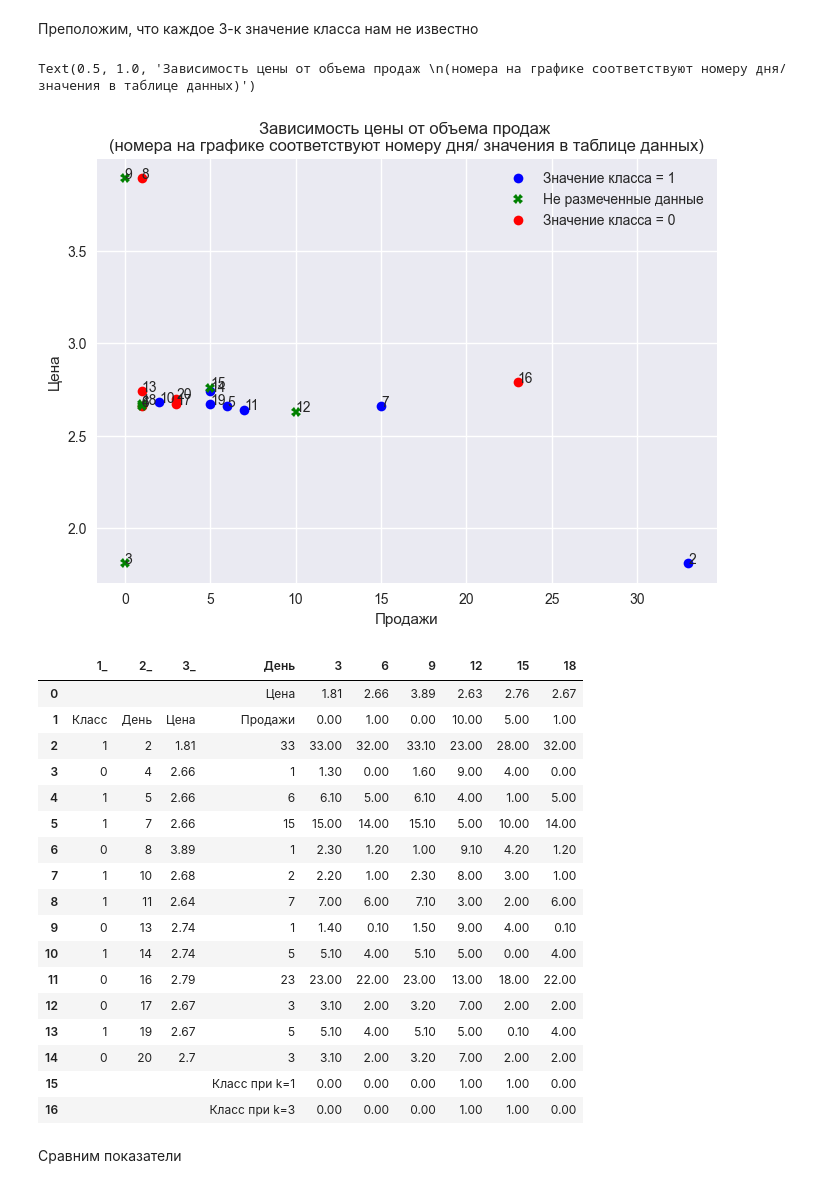
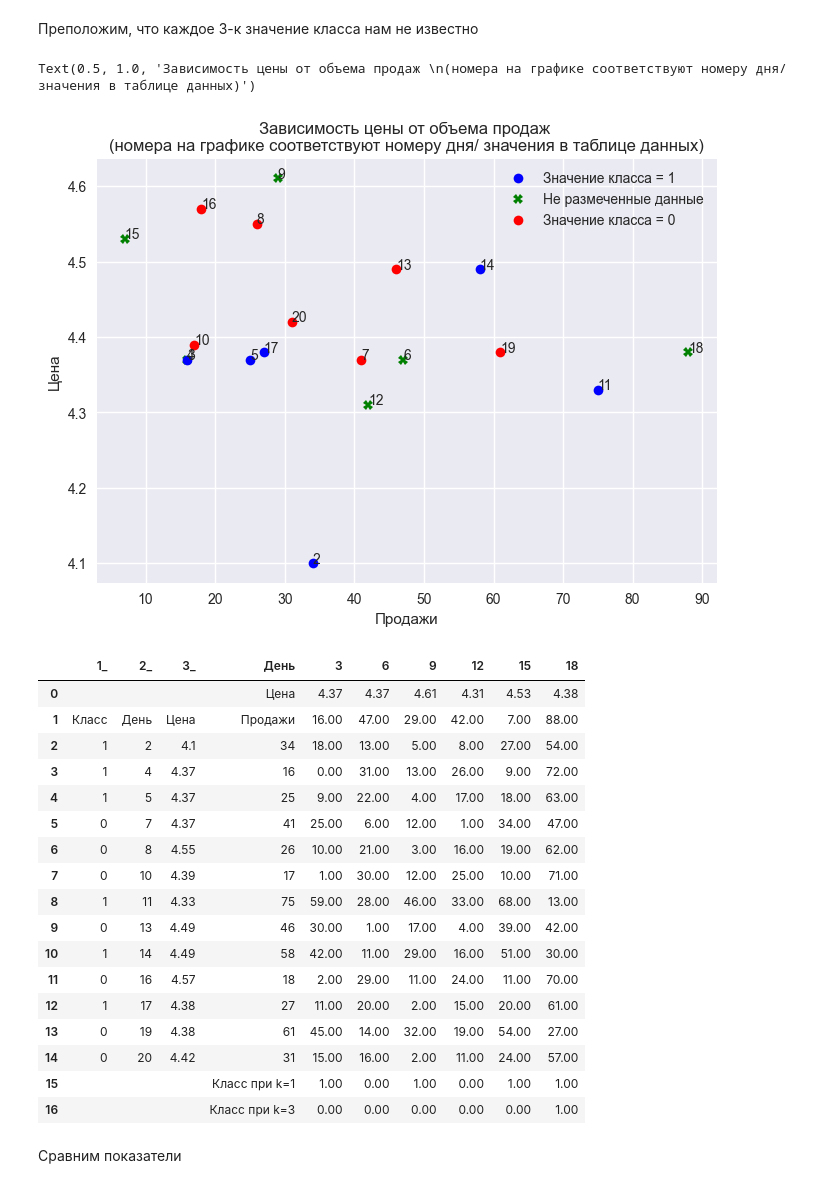
Before and after one commit to BVyaches/MLPerm, a Jupyter notebook: MathAnalysis.ipynb, the cells around one changed output. Drawn from its saved outputs; the diff is of its cells as text; code cells hidden in the pictures.

```diff
--- a/MathAnalysis.ipynb
+++ b/MathAnalysis.ipynb
@@ -10,7 +10,7 @@ import pandas as pd
 from statsmodels.distributions.empirical_distribution import ECDF
 
 plt.style.use('seaborn-v0_8')
-with open("DataSet.csv", newline='\n') as fp:
+with open("DemoSet.csv", newline='\n') as fp:
     reader = csv.reader(fp, delimiter=';', )
     data = [row for row in reader]
     title = data[0]
@@ -1287,21 +1304,23 @@ f1 = ''
 for i in range(1, n):
     if classes[i] == 0:
         if not f0:
-            f0 = plt.plot(sales[i], prices[i], 'ro', label='Значение класса = 0')
+            f0 = plt.plot(sales[i], prices[i], 'ro',
+                          label='Значение класса = 0')
         else:
             plt.plot(sales[i], prices[i], marker='o', color='red')
     else:
         if not f1:
-            f1 = plt.plot(sales[i], prices[i], 'bo', label='Значение класса = 1')
+            f1 = plt.plot(sales[i], prices[i], 'bo',
+                          label='Значение класса = 1')
         else:
             plt.plot(sales[i], prices[i], marker='o', color='blue')
     plt.annotate(str(dates[i]), (sales[i], prices[i]))
 
-
 plt.legend()
 plt.xlabel('Продажи')
 plt.ylabel('Цена')
-plt.title('Зависимость цены от объема продаж \n(номера на графике соответствуют номеру дня/ значения в таблице данных)')
+plt.title(
+    'Зависимость цены от объема продаж \n(номера на графике соответствуют номеру дня/ значения в таблице данных)')
 class_df
 # %% [output]
 |  | День | Цена | Продажи | Класс |
@@ -1327,7 +1346,7 @@ class_df
 # %%
 classes_train = [None]
 for i in range(1, n):
-    if (i+1) % 3 == 0:
+    if (i + 1) % 3 == 0:
         classes_train.append(None)
     elif prices[i] <= prices[i - 1] and sales[i] >= sales[i - 1]:
         classes_train.append(1)
@@ -1335,48 +1354,58 @@ for i in range(1, n):
         classes_train.append(0)
 
 class_df = pd.DataFrame()
 class_df['День'] = dates
 class_df['Цена'] = prices
 class_df['Продажи'] = sales
 class_df['Класс'] = classes_train
 fn = ''
 f0 = ''
 f1 = ''
 for i in range(1, n):
     if classes_train[i] == None:
         if not fn:
-            fn = plt.plot(sales[i], prices[i], 'gX', label='Не размеченные данные')
+            fn = plt.plot(sales[i], prices[i], 'gX',
+                          label='Не размеченные данные')
         else:
             plt.plot(sales[i], prices[i], 'gX')
     elif classes_train[i] == 0:
         if not f0:
-            f0 = plt.plot(sales[i], prices[i], 'ro', label='Значение класса = 0')
+            f0 = plt.plot(sales[i], prices[i], 'ro',
+                          label='Значение класса = 0')
         else:
             plt.plot(sales[i], prices[i], marker='o', color='red')
     else:
         if not f1:
-            f1 = plt.plot(sales[i], prices[i], 'bo', label='Значение класса = 1')
+            f1 = plt.plot(sales[i], prices[i], 'bo',
+                          label='Значение класса = 1')
         else:
             plt.plot(sales[i], prices[i], marker='o', color='blue')
     plt.annotate(str(dates[i]), (sales[i], prices[i]))
 
-
 plt.legend()
 plt.xlabel('Продажи')
 plt.ylabel('Цена')
-plt.title('Зависимость цены от объема продаж \n(номера на графике соответствуют номеру дня/ значения в таблице данных)')
+plt.title(
+    'Зависимость цены от объема продаж \n(номера на графике соответствуют номеру дня/ значения в таблице данных)')
 # %% [output]
 Text(0.5, 1.0, 'Зависимость цены от объема продаж \n(номера на графике соответствуют номеру дня/ значения в таблице данных)')
-[figure, old version]
+[figure, new version]
 # %%
 knn = pd.DataFrame()
 knn['1_'] = ['', 'Класс'] + [i for i in classes_train if i != None] + ['', '']
-knn['2_'] = ['', 'День'] + [dates[i] for i in range(n) if classes_train[i] != None] + ['', '']
-knn['3_'] = ['', 'Цена'] + [prices[i] for i in range(n) if classes_train[i] != None] + ['', '']
-knn['День'] = ['Цена', 'Продажи'] + [sales[i] for i in range(n) if classes_train[i] != None] + ['Класс при k=1', 'Класс при k=3']
+knn['2_'] = ['', 'День'] + [dates[i] for i in range(n) if
+                            classes_train[i] != None] + ['', '']
+knn['3_'] = ['', 'Цена'] + [prices[i] for i in range(n) if
+                            classes_train[i] != None] + ['', '']
+knn['День'] = ['Цена', 'Продажи'] + [sales[i] for i in range(n) if
+                                     classes_train[i] != None] + [
+                  'Класс при k=1', 'Класс при k=3']
+
 
 def count_distance(day1, day2):
-    return round(sqrt((prices[day1-1] - prices[day2-1])**2 + (sales[day1-1] - sales[day2-1])**2), 1)
+    return round(sqrt((prices[day1 - 1] - prices[day2 - 1]) ** 2 + (
+            sales[day1 - 1] - sales[day2 - 1]) ** 2), 1)
+
 
 for i in [3, 6, 9, 12, 15, 18]:
     distances = []
@@ -1391,28 +1420,28 @@ for i in [3, 6, 9, 12, 15, 18]:
             k0 += 1
     k1 = knn['1_'][2:-2].values[nearest[0]]
     k3 = int(k0 <= 1)
-    knn[str(i)] = [prices[i-1], sales[i-1]] + distances + [k1, k3]
+    knn[str(i)] = [prices[i - 1], sales[i - 1]] + distances + [k1, k3]
 
 knn
 # %% [output]
 |  | 1_ | 2_ | 3_ | День | 3 | 6 | 9 | 12 | 15 | 18 |
-| 0 |  |  |  | Цена | 1.81 | 2.66 | 3.89 | 2.63 | 2.76 | 2.67 |
-| 1 | Класс | День | Цена | Продажи | 0.00 | 1.00 | 0.00 | 10.00 | 5.00 | 1.00 |
-| 2 | 1 | 2 | 1.81 | 33 | 33.00 | 32.00 | 33.10 | 23.00 | 28.00 | 32.00 |
-| 3 | 0 | 4 | 2.66 | 1 | 1.30 | 0.00 | 1.60 | 9.00 | 4.00 | 0.00 |
-| 4 | 1 | 5 | 2.66 | 6 | 6.10 | 5.00 | 6.10 | 4.00 | 1.00 | 5.00 |
-| 5 | 1 | 7 | 2.66 | 15 | 15.00 | 14.00 | 15.10 | 5.00 | 10.00 | 14.00 |
-| 6 | 0 | 8 | 3.89 | 1 | 2.30 | 1.20 | 1.00 | 9.10 | 4.20 | 1.20 |
-| 7 | 1 | 10 | 2.68 | 2 | 2.20 | 1.00 | 2.30 | 8.00 | 3.00 | 1.00 |
-| 8 | 1 | 11 | 2.64 | 7 | 7.00 | 6.00 | 7.10 | 3.00 | 2.00 | 6.00 |
-| 9 | 0 | 13 | 2.74 | 1 | 1.40 | 0.10 | 1.50 | 9.00 | 4.00 | 0.10 |
-| 10 | 1 | 14 | 2.74 | 5 | 5.10 | 4.00 | 5.10 | 5.00 | 0.00 | 4.00 |
-| 11 | 0 | 16 | 2.79 | 23 | 23.00 | 22.00 | 23.00 | 13.00 | 18.00 | 22.00 |
-| 12 | 0 | 17 | 2.67 | 3 | 3.10 | 2.00 | 3.20 | 7.00 | 2.00 | 2.00 |
-| 13 | 1 | 19 | 2.67 | 5 | 5.10 | 4.00 | 5.10 | 5.00 | 0.10 | 4.00 |
-| 14 | 0 | 20 | 2.7 | 3 | 3.10 | 2.00 | 3.20 | 7.00 | 2.00 | 2.00 |
-| 15 |  |  |  | Класс при k=1 | 0.00 | 0.00 | 0.00 | 1.00 | 1.00 | 0.00 |
-| 16 |  |  |  | Класс при k=3 | 0.00 | 0.00 | 0.00 | 1.00 | 1.00 | 0.00 |
+| 0 |  |  |  | Цена | 4.37 | 4.37 | 4.61 | 4.31 | 4.53 | 4.38 |
+| 1 | Класс | День | Цена | Продажи | 16.00 | 47.00 | 29.00 | 42.00 | 7.00 | 88.00 |
+| 2 | 1 | 2 | 4.1 | 34 | 18.00 | 13.00 | 5.00 | 8.00 | 27.00 | 54.00 |
+| 3 | 1 | 4 | 4.37 | 16 | 0.00 | 31.00 | 13.00 | 26.00 | 9.00 | 72.00 |
+| 4 | 1 | 5 | 4.37 | 25 | 9.00 | 22.00 | 4.00 | 17.00 | 18.00 | 63.00 |
+| 5 | 0 | 7 | 4.37 | 41 | 25.00 | 6.00 | 12.00 | 1.00 | 34.00 | 47.00 |
+| 6 | 0 | 8 | 4.55 | 26 | 10.00 | 21.00 | 3.00 | 16.00 | 19.00 | 62.00 |
+| 7 | 0 | 10 | 4.39 | 17 | 1.00 | 30.00 | 12.00 | 25.00 | 10.00 | 71.00 |
+| 8 | 1 | 11 | 4.33 | 75 | 59.00 | 28.00 | 46.00 | 33.00 | 68.00 | 13.00 |
+| 9 | 0 | 13 | 4.49 | 46 | 30.00 | 1.00 | 17.00 | 4.00 | 39.00 | 42.00 |
+| 10 | 1 | 14 | 4.49 | 58 | 42.00 | 11.00 | 29.00 | 16.00 | 51.00 | 30.00 |
+| 11 | 0 | 16 | 4.57 | 18 | 2.00 | 29.00 | 11.00 | 24.00 | 11.00 | 70.00 |
+| 12 | 1 | 17 | 4.38 | 27 | 11.00 | 20.00 | 2.00 | 15.00 | 20.00 | 61.00 |
+| 13 | 0 | 19 | 4.38 | 61 | 45.00 | 14.00 | 32.00 | 19.00 | 54.00 | 27.00 |
+| 14 | 0 | 20 | 4.42 | 31 | 15.00 | 16.00 | 2.00 | 11.00 | 24.00 | 57.00 |
+| 15 |  |  |  | Класс при k=1 | 1.00 | 0.00 | 1.00 | 0.00 | 1.00 | 1.00 |
+| 16 |  |  |  | Класс при k=3 | 0.00 | 0.00 | 0.00 | 0.00 | 0.00 | 1.00 |
 # %% [markdown]
 Сравним показатели
 # %%
```
Also changed, not shown: parts of 52 cells of this notebook.
